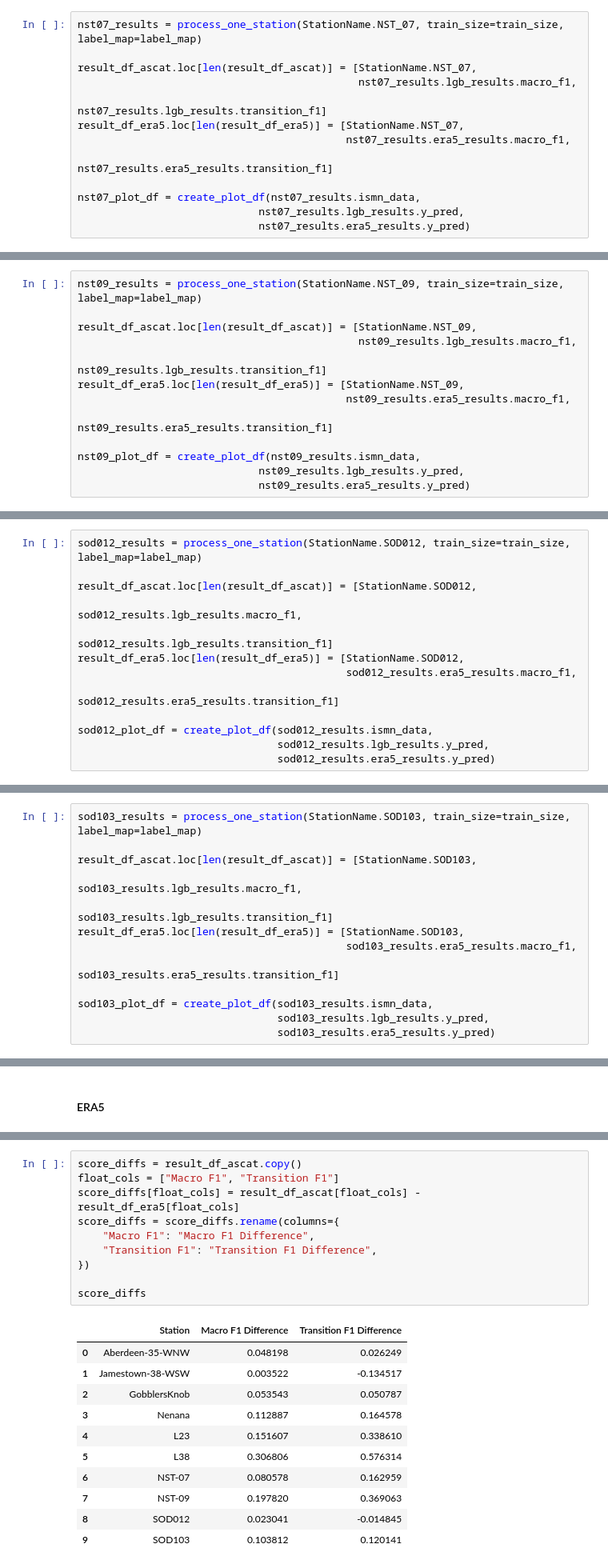
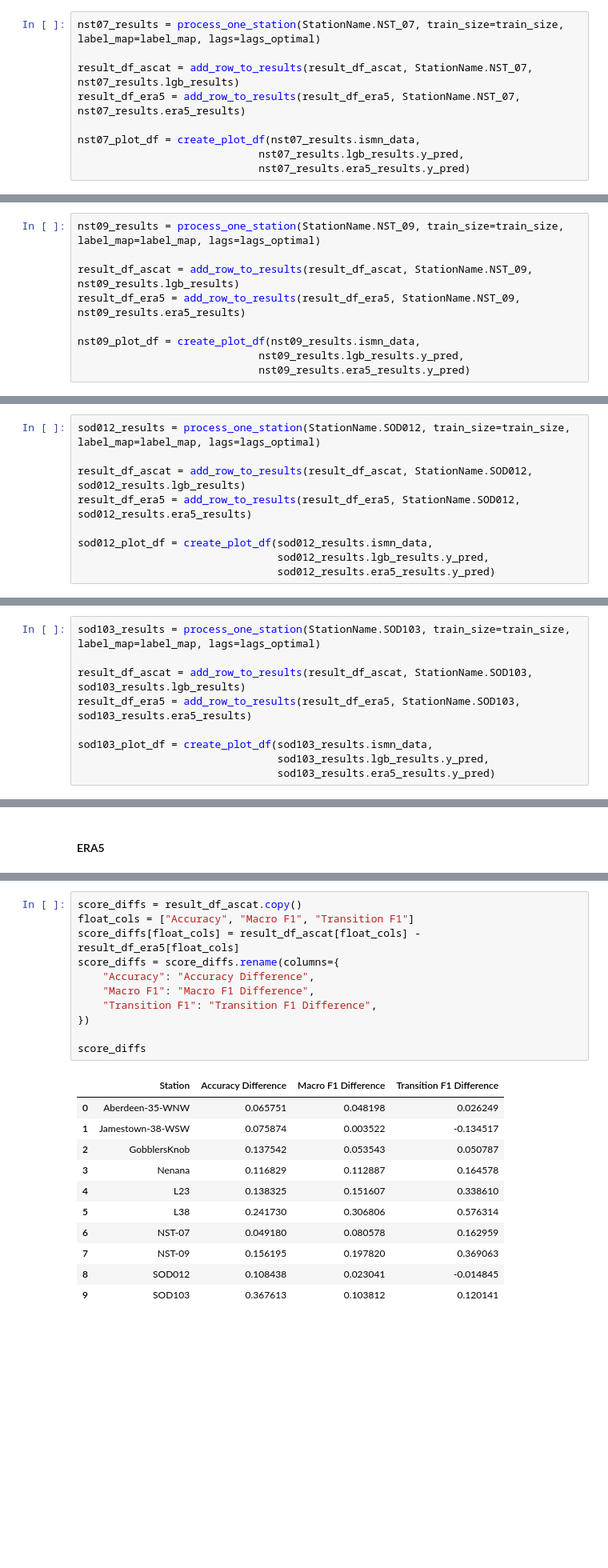
Before and after one commit to gerezk/freeze-thaw-soil-prediction, a Jupyter notebook: notebooks/rolling_classification/5_model_vs_ERA5.ipynb, the cells around one changed output, grey strips where cells are left out. Shown at 80% size. Drawn from its saved outputs; the diff is of its cells as text; blank space fills up the shorter version.

```diff
--- a/notebooks/rolling_classification/5_model_vs_ERA5.ipynb
+++ b/notebooks/rolling_classification/5_model_vs_ERA5.ipynb
@@ -443,14 +286,10 @@ The lightGBM model outperformed significantly when it came to the transition and
 # %% [markdown]
 ### 2.7 NST-07
 # %%
-nst07_results = process_one_station(StationName.NST_07, train_size=train_size, label_map=label_map)
+nst07_results = process_one_station(StationName.NST_07, train_size=train_size, label_map=label_map, lags=lags_optimal)
 
-result_df_ascat.loc[len(result_df_ascat)] = [StationName.NST_07,
-                                             nst07_results.lgb_results.macro_f1,
-                                             nst07_results.lgb_results.transition_f1]
-result_df_era5.loc[len(result_df_era5)] = [StationName.NST_07,
-                                           nst07_results.era5_results.macro_f1,
-                                           nst07_results.era5_results.transition_f1]
+result_df_ascat = add_row_to_results(result_df_ascat, StationName.NST_07, nst07_results.lgb_results)
+result_df_era5 = add_row_to_results(result_df_era5, StationName.NST_07, nst07_results.era5_results)
 
 nst07_plot_df = create_plot_df(nst07_results.ismn_data,
                              nst07_results.lgb_results.y_pred,
@@ -486,14 +325,10 @@ The lightGBM model outperformed with the transition and thawed states while doin
 # %% [markdown]
 ### 2.8 NST-09
 # %%
-nst09_results = process_one_station(StationName.NST_09, train_size=train_size, label_map=label_map)
+nst09_results = process_one_station(StationName.NST_09, train_size=train_size, label_map=label_map, lags=lags_optimal)
 
-result_df_ascat.loc[len(result_df_ascat)] = [StationName.NST_09,
-                                             nst09_results.lgb_results.macro_f1,
-                                             nst09_results.lgb_results.transition_f1]
-result_df_era5.loc[len(result_df_era5)] = [StationName.NST_09,
-                                           nst09_results.era5_results.macro_f1,
-                                           nst09_results.era5_results.transition_f1]
+result_df_ascat = add_row_to_results(result_df_ascat, StationName.NST_09, nst09_results.lgb_results)
+result_df_era5 = add_row_to_results(result_df_era5, StationName.NST_09, nst09_results.era5_results)
 
 nst09_plot_df = create_plot_df(nst09_results.ismn_data,
                              nst09_results.lgb_results.y_pred,
@@ -529,14 +364,10 @@ The lightGBM model outperformed with the transition and thawed states while doin
 # %% [markdown]
 ### 2.9 SOD012
 # %%
-sod012_results = process_one_station(StationName.SOD012, train_size=train_size, label_map=label_map)
+sod012_results = process_one_station(StationName.SOD012, train_size=train_size, label_map=label_map, lags=lags_optimal)
 
-result_df_ascat.loc[len(result_df_ascat)] = [StationName.SOD012,
-                                             sod012_results.lgb_results.macro_f1,
-                                             sod012_results.lgb_results.transition_f1]
-result_df_era5.loc[len(result_df_era5)] = [StationName.SOD012,
-                                           sod012_results.era5_results.macro_f1,
-                                           sod012_results.era5_results.transition_f1]
+result_df_ascat = add_row_to_results(result_df_ascat, StationName.SOD012, sod012_results.lgb_results)
+result_df_era5 = add_row_to_results(result_df_era5, StationName.SOD012, sod012_results.era5_results)
 
 sod012_plot_df = create_plot_df(sod012_results.ismn_data,
                                 sod012_results.lgb_results.y_pred,
@@ -572,14 +403,10 @@ The lightGBM model performed quite poorly except for the thawed class.
 # %% [markdown]
 ### 2.10 SOD103
 # %%
-sod103_results = process_one_station(StationName.SOD103, train_size=train_size, label_map=label_map)
+sod103_results = process_one_station(StationName.SOD103, train_size=train_size, label_map=label_map, lags=lags_optimal)
 
-result_df_ascat.loc[len(result_df_ascat)] = [StationName.SOD103,
-                                             sod103_results.lgb_results.macro_f1,
-                                             sod103_results.lgb_results.transition_f1]
-result_df_era5.loc[len(result_df_era5)] = [StationName.SOD103,
-                                           sod103_results.era5_results.macro_f1,
-                                           sod103_results.era5_results.transition_f1]
+result_df_ascat = add_row_to_results(result_df_ascat, StationName.SOD103, sod103_results.lgb_results)
+result_df_era5 = add_row_to_results(result_df_era5, StationName.SOD103, sod103_results.era5_results)
 
 sod103_plot_df = create_plot_df(sod103_results.ismn_data,
                                 sod103_results.lgb_results.y_pred,
@@ -652,26 +479,27 @@ result_df_era5
 Show the scores for lgb - ERA5, with positive scores indicating better performance by the lightGBM model.
 # %%
 score_diffs = result_df_ascat.copy()
-float_cols = ["Macro F1", "Transition F1"]
+float_cols = ["Accuracy", "Macro F1", "Transition F1"]
 score_diffs[float_cols] = result_df_ascat[float_cols] - result_df_era5[float_cols]
 score_diffs = score_diffs.rename(columns={
+    "Accuracy": "Accuracy Difference",
     "Macro F1": "Macro F1 Difference",
     "Transition F1": "Transition F1 Difference",
 })
 
 score_diffs
 # %% [output]
-|  | Station | Macro F1 Difference | Transition F1 Difference |
-| 0 | Aberdeen-35-WNW | 0.048198 | 0.026249 |
-| 1 | Jamestown-38-WSW | 0.003522 | -0.134517 |
-| 2 | GobblersKnob | 0.053543 | 0.050787 |
-| 3 | Nenana | 0.112887 | 0.164578 |
-| 4 | L23 | 0.151607 | 0.338610 |
-| 5 | L38 | 0.306806 | 0.576314 |
-| 6 | NST-07 | 0.080578 | 0.162959 |
-| 7 | NST-09 | 0.197820 | 0.369063 |
-| 8 | SOD012 | 0.023041 | -0.014845 |
-| 9 | SOD103 | 0.103812 | 0.120141 |
+|  | Station | Accuracy Difference | Macro F1 Difference | Transition F1 Difference |
+| 0 | Aberdeen-35-WNW | 0.065751 | 0.048198 | 0.026249 |
+| 1 | Jamestown-38-WSW | 0.075874 | 0.003522 | -0.134517 |
+| 2 | GobblersKnob | 0.137542 | 0.053543 | 0.050787 |
+| 3 | Nenana | 0.116829 | 0.112887 | 0.164578 |
+| 4 | L23 | 0.138325 | 0.151607 | 0.338610 |
+| 5 | L38 | 0.241730 | 0.306806 | 0.576314 |
+| 6 | NST-07 | 0.049180 | 0.080578 | 0.162959 |
+| 7 | NST-09 | 0.156195 | 0.197820 | 0.369063 |
+| 8 | SOD012 | 0.108438 | 0.023041 | -0.014845 |
+| 9 | SOD103 | 0.367613 | 0.103812 | 0.120141 |
 # %% [markdown]
 Overall, the lightGBM model trained on ASCAT data outperformed ERA5.
 # %% [markdown]
```
Also changed, not shown: parts of 19 cells of this notebook, 1 other file.
